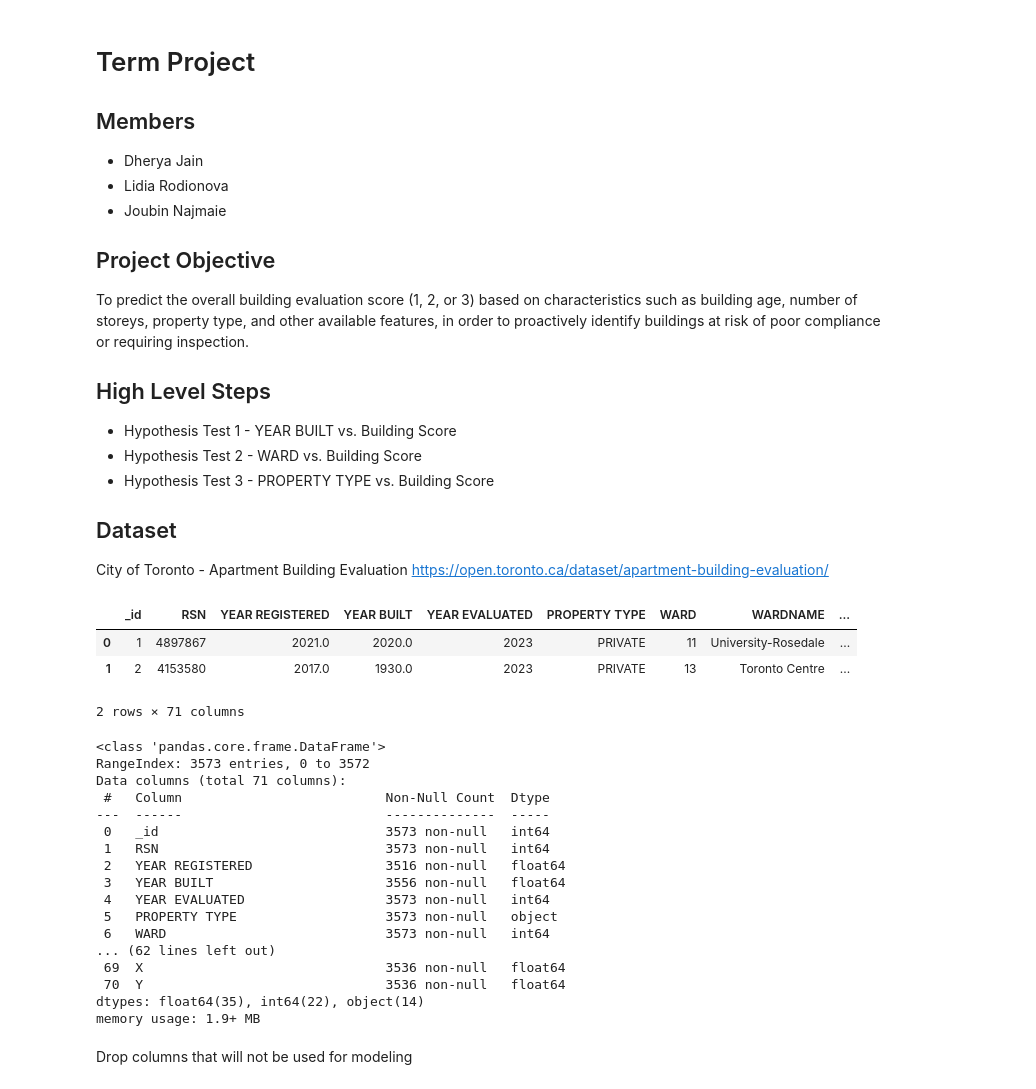
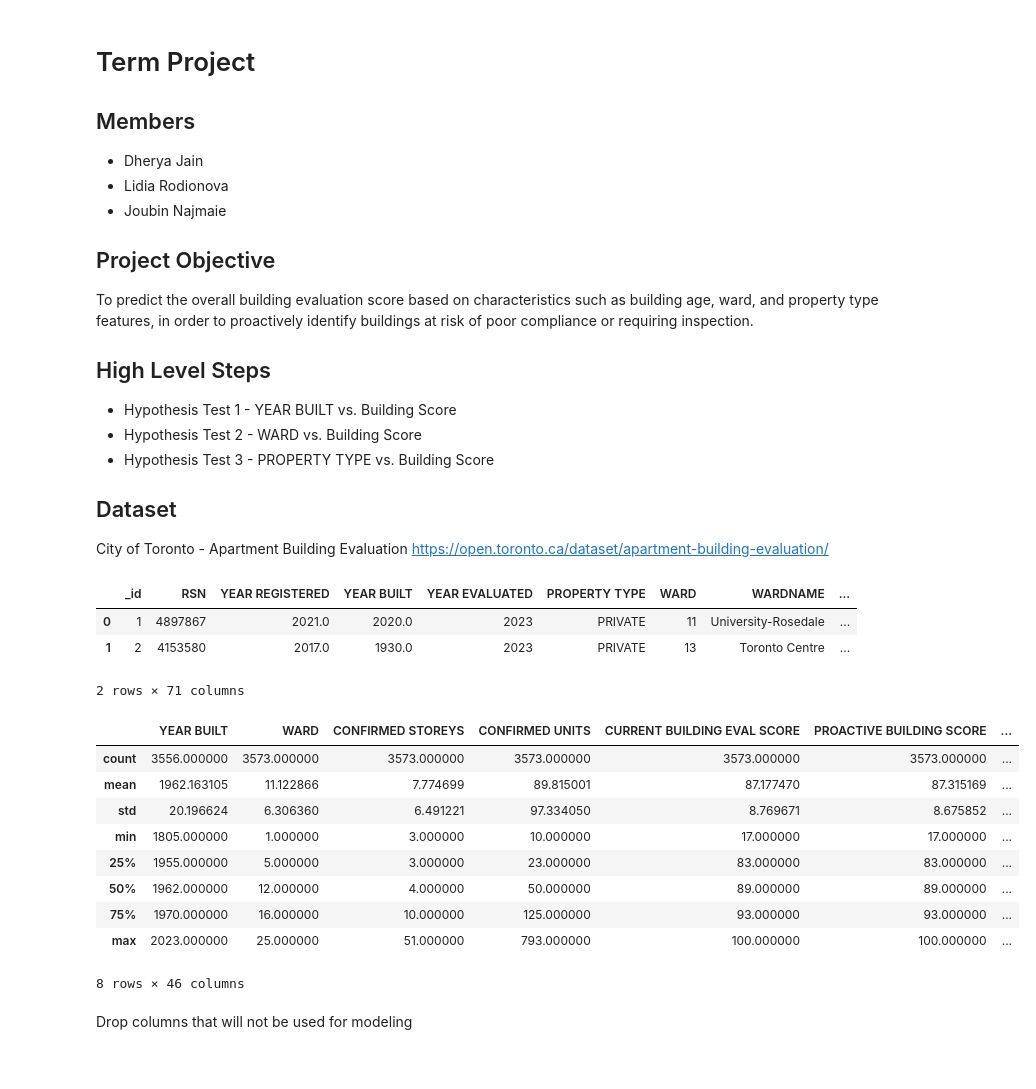
Before and after one commit to rodionol/DSStatsGroupProject, a Jupyter notebook: Term-Project-Group-1-vJN.ipynb, the cells around one changed output. Saved outputs shown, nothing was run; the diff lists cells and outputs as text; code cells hidden in the pictures.

```diff
--- a/Term-Project-Group-1-vJN.ipynb
+++ b/Term-Project-Group-1-vJN.ipynb
@@ -8,7 +8,7 @@
 
 
 ## Project Objective
-To predict the overall building evaluation score (1, 2, or 3) based on characteristics such as building age, number of storeys, property type, and other available features, in order to proactively identify buildings at risk of poor compliance or requiring inspection.
+To predict the overall building evaluation score based on characteristics such as building age, ward, and property type features, in order to proactively identify buildings at risk of poor compliance or requiring inspection.
 
 ## High Level Steps
 - Hypothesis Test 1 - YEAR BUILT vs. Building Score
@@ -46,25 +46,18 @@ apartmentEvalDf.head(2)
 | 1 | 2 | 4153580 | 2017.0 | 1930.0 | 2023 | PRIVATE | 13 | Toronto Centre | ... |
 2 rows × 71 columns
 # %%
-apartmentEvalDf.info()
+apartmentEvalDf.describe()
 # %% [output]
+|  | YEAR BUILT | WARD | CONFIRMED STOREYS | CONFIRMED UNITS | CURRENT BUILDING EVAL SCORE | PROACTIVE BUILDING SCORE | ... |
+| count | 3556.000000 | 3573.000000 | 3573.000000 | 3573.000000 | 3573.000000 | 3573.000000 | ... |
+| mean | 1962.163105 | 11.122866 | 7.774699 | 89.815001 | 87.177470 | 87.315169 | ... |
+| std | 20.196624 | 6.306360 | 6.491221 | 97.334050 | 8.769671 | 8.675852 | ... |
+| min | 1805.000000 | 1.000000 | 3.000000 | 10.000000 | 17.000000 | 17.000000 | ... |
+| 25% | 1955.000000 | 5.000000 | 3.000000 | 23.000000 | 83.000000 | 83.000000 | ... |
+| 50% | 1962.000000 | 12.000000 | 4.000000 | 50.000000 | 89.000000 | 89.000000 | ... |
+| 75% | 1970.000000 | 16.000000 | 10.000000 | 125.000000 | 93.000000 | 93.000000 | ... |
+| max | 2023.000000 | 25.000000 | 51.000000 | 793.000000 | 100.000000 | 100.000000 | ... |
-<class 'pandas.core.frame.DataFrame'>
-RangeIndex: 3573 entries, 0 to 3572
-Data columns (total 71 columns):
- #   Column                          Non-Null Count  Dtype
----  ------                          --------------  -----
- 0   _id                             3573 non-null   int64
- 1   RSN                             3573 non-null   int64
- 2   YEAR REGISTERED                 3516 non-null   float64
- 3   YEAR BUILT                      3556 non-null   float64
- 4   YEAR EVALUATED                  3573 non-null   int64
- 5   PROPERTY TYPE                   3573 non-null   object
- 6   WARD                            3573 non-null   int64
-... (62 lines left out)
- 69  X                               3536 non-null   float64
- 70  Y                               3536 non-null   float64
-dtypes: float64(35), int64(22), object(14)
-memory usage: 1.9+ MB
+8 rows × 46 columns
 # %% [markdown]
 Drop columns that will not be used for modeling
 # %%
```
Also changed, not shown: parts of 2 cells of this notebook.
